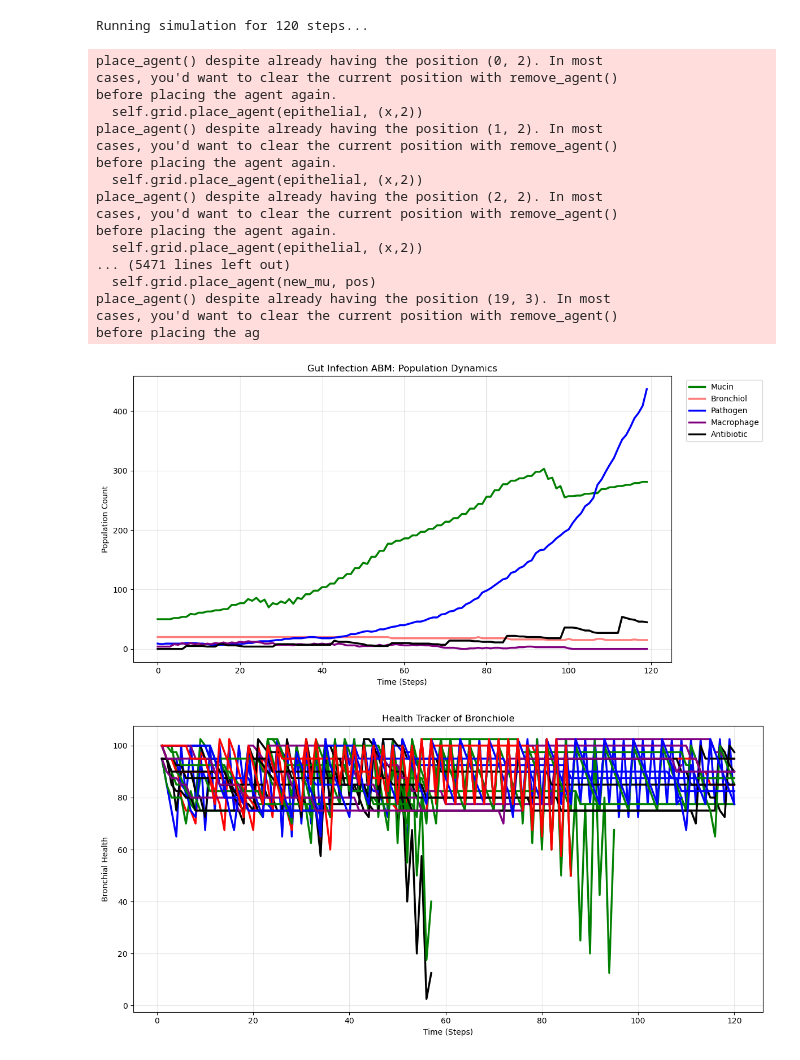
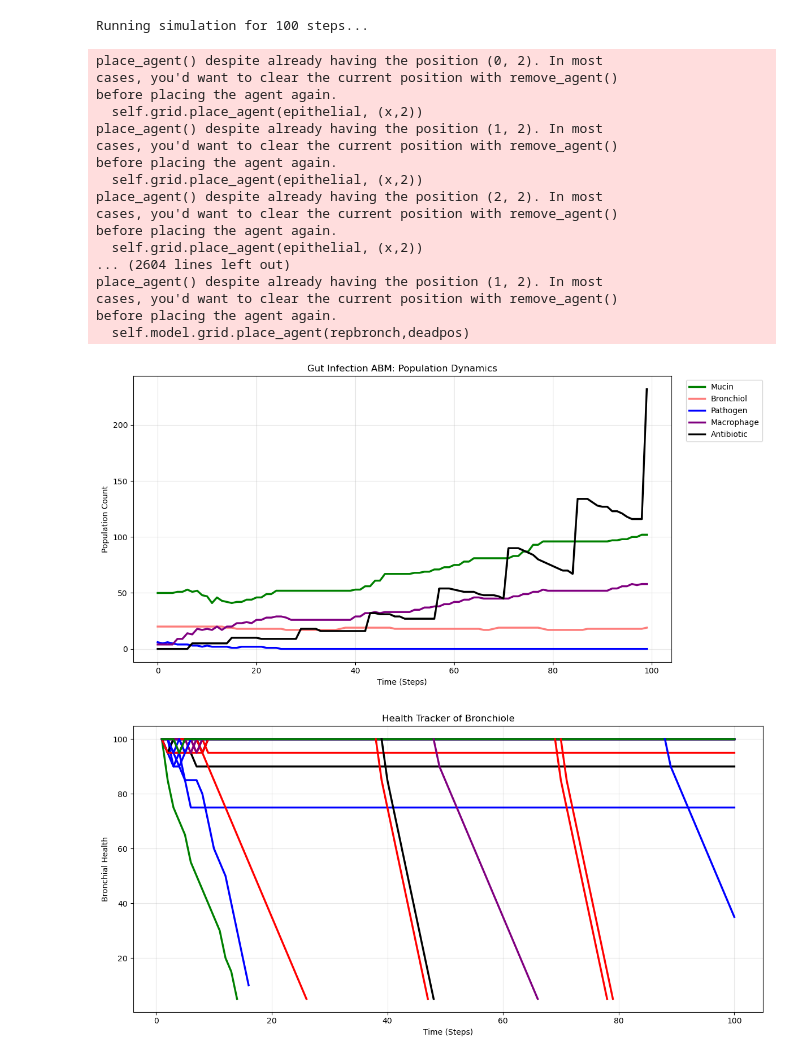
Before and after one commit to karonaye/Final-Project-ME-120, a Jupyter notebook: Final_project_biofilmsidea.ipynb, the cells around one changed output. Drawn from its saved outputs; the diff is of its cells as text; code cells hidden in the pictures.

```diff
--- a/Final_project_biofilmsidea.ipynb
+++ b/Final_project_biofilmsidea.ipynb
@@ -243,10 +247,9 @@ class Pathogen(CellAgent):
 
     #What happens each step
     def step(self):
-        if self.health < 0 or self.alive == False:
-            # self.model.grid.remove_agent(self)
-            self.remove()
-            return
+        # if self.alive == False:
+        #     self.remove()
+        #     return
         bac_space = self.model.grid.get_cell_list_contents([self.pos])
         bac_no = sum(1 for obj in bac_space if isinstance(obj, Pathogen) == True)
         if  bac_no<3 and (self.pos[0] ==0): #Cilia push pathogens out as a primary line of defense
@@ -266,6 +269,9 @@ class Pathogen(CellAgent):
         if self.model.step_count%3==1:
             if self.energy!=20:
                 self.energy=20
+        if self.energy<=0:
+            self.remove()
+
             #this is the assumption that every 3 steps all there are enough nutrients that bacteria regain 25% of there lost energy
 # %%
 #This cell is used for the base class of the mucin, which are particles of mucus
@@ -405,12 +411,17 @@ class Macrophage(CellAgent):
         slot_space = self.model.grid.get_cell_list_contents([self.pos])
         bac = [obj for obj in slot_space if isinstance(obj, Pathogen)]
         if len(bac) == 1:
-            bac[0].health -=100
+            bac_attk = self.random.choice(bac)
+            bac_attk.health-=100
             self.energy+=self.macrophage_gain
-        elif len(bac) > 1:
+            if bac_attk.health<=0:
+                bac_attk.remove()
+        elif len(bac) > 1:#this is only for when we actually get the bioflim to work
             bac_attk = self.random.choice(bac)
             bac_attk.health -=100
             self.energy += self.macrophage_gain
+            if bac_attk.health<=0:
+                bac_attk.remove()
 
         #     self.energy +=5 we need to make bioflim step based because they could just be randomly attach to each other and not in bioflim, maybe randomly they stay nieghbors for a certain amount of steps then they form they bioflim through sensing, idk, or if we are only making the bioflims attached to brochioles only make this be the case if the nieghbors of the bcteria in question are brnchiolo
 
@@ -434,10 +445,8 @@ class Macrophage(CellAgent):
             self.move_cilia()
         self.move_macrophage()
         self.energy-=5
-        # if self.model.random.random() < 0.5: #only in bioflim
-        #         self.macro_feed()
-        if self.energy<=0:
-            self.remove()
+        if self.model.random.random() < 0.5: #only in bioflim
+            self.macro_feed()
             return
         #doesnt move if there is no macrophage once its out of the capillary
         #will moving and cntact decrease health?
@@ -527,17 +536,24 @@ class Antibiotic(CellAgent):
     def kill_bacteria(self):
         slot_space = self.model.grid.get_cell_list_contents([self.pos])
         bac = [obj for obj in slot_space if isinstance(obj, Pathogen)]
-        if len(bac) == 2: #If bacteria has not formed biofilm, it will kill one pathogen in and get destroyed
-            bac[0].alive = False
+        if len(bac) == 2:
+            bac_atk=self.random.choice(bac)#If bacteria has not formed biofilm, it will kill one pathogen in and get destroyed
+            bac_atk.alive = False
             self.alive = False
+            if bac_atk.alive == False:
+                bac_atk.remove()
         elif len(bac) > 3: #formation of biofilm will decrease effectiveness and will keep it stuck on it and decrease health
             bac_atk = self.random.choice(bac)
             bac_atk.health -= 50
             self.health -=5
+            if bac_atk.health<=0:
+                bac_atk.remove()
         elif len(bac) > 5: #formation of stronger biofilm will decrease further
             bac_atk = self.random.choice(bac)
             bac_atk.health -= 25
             self.health -=5
+            if bac_atk.health<=0:
+                bac_atk.remove()
 
 
             #the antibiotic slowly dealing damage to the bacteria not immediate and the bacteria can keep functioning while being attack (find paper) and then eventually randomize and sometimes they ust weaken alot
@@ -587,7 +603,7 @@ class LungModel(Model):
         for x in range(width):
             epithelial=Bronchial(
                 self,
-                (x,2),
+                (x,2),health=init_health_Bronchial,
                 init_health = init_health_Bronchial,
                 ) #Makes 20 of the bronchial, the ali form makes batches of randomly placed
             self.grid.place_agent(epithelial, (x,2))
@@ -733,14 +749,14 @@ class LungModel(Model):
     #Each step of the model
     def step(self):
         self.health_count=0
-        self.agents_by_type[Bronchial].shuffle_do("step")
         self.agents_by_type[Mucin].shuffle_do("step")
-        self.agents_by_type[Pathogen].shuffle_do("step")
         self.agents_by_type[Macrophage].shuffle_do("step")
         if self.step_count==7: #we can make this tunable maybe?
             self.antibiotic_first_dosage()
         if len(self.agents_by_type.get(Antibiotic,[]))>0:
             self.agents_by_type[Antibiotic].shuffle_do("step")
+        self.agents_by_type[Pathogen].shuffle_do("step")
+        self.agents_by_type[Bronchial].shuffle_do("step")
         self.datacollector.collect(self)
         self.step_count+=1
 # %%
@@ -834,7 +850,7 @@ MODEL_PARAMETERS = {
 }
 
 # Change this value to run the simulation for more or fewer steps
-steps_to_run = 120
+steps_to_run = 100
 
 print(f"Running simulation for {steps_to_run} steps...")
 
@@ -885,40 +901,40 @@ df_agent = backup_model.datacollector.get_agent_vars_dataframe()
 random_color = ["red","purple","blue","green", "black"] # lol this is the only thing i can think of to make it easier to read for now esp if we r working with so many types
 
 plt.figure(figsize=(12, 6))
 agents_df = df_agent.index.get_level_values("AgentID").unique()
 for i in agents_df:
     health_b = df_agent.xs(i, level="AgentID")
     plt.plot(health_b.index, health_b["Bronch_health"], color=random.choice(random_color), linewidth=2.5)
 
 # Formatting
 plt.title("Health Tracker of Bronchiole")
 plt.xlabel("Time (Steps)")
 plt.ylabel("Bronchial Health")
 plt.grid(True, alpha=0.3)
 plt.tight_layout()
 
 plt.show()
 # %% [output]
-Running simulation for 120 steps...
+Running simulation for 100 steps...
 place_agent() despite already having the position (0, 2). In most
 cases, you'd want to clear the current position with remove_agent()
 before placing the agent again.
   self.grid.place_agent(epithelial, (x,2))
 place_agent() despite already having the position (1, 2). In most
 cases, you'd want to clear the current position with remove_agent()
 before placing the agent again.
   self.grid.place_agent(epithelial, (x,2))
 place_agent() despite already having the position (2, 2). In most
 cases, you'd want to clear the current position with remove_agent()
 before placing the agent again.
   self.grid.place_agent(epithelial, (x,2))
-... (5471 lines left out)
-  self.grid.place_agent(new_mu, pos)
-place_agent() despite already having the position (19, 3). In most
+... (2604 lines left out)
+place_agent() despite already having the position (1, 2). In most
 cases, you'd want to clear the current position with remove_agent()
-before placing the ag
+before placing the agent again.
+  self.model.grid.place_agent(repbronch,deadpos)
-[figure, old version]
+[figure, new version]
-[figure, old version]
+[figure, new version]
 # %%
 #Note lmk if there are other values you wanna look at for either, cuz its not too hard to add
 
```
Also changed, not shown: parts of 3 cells of this notebook.
